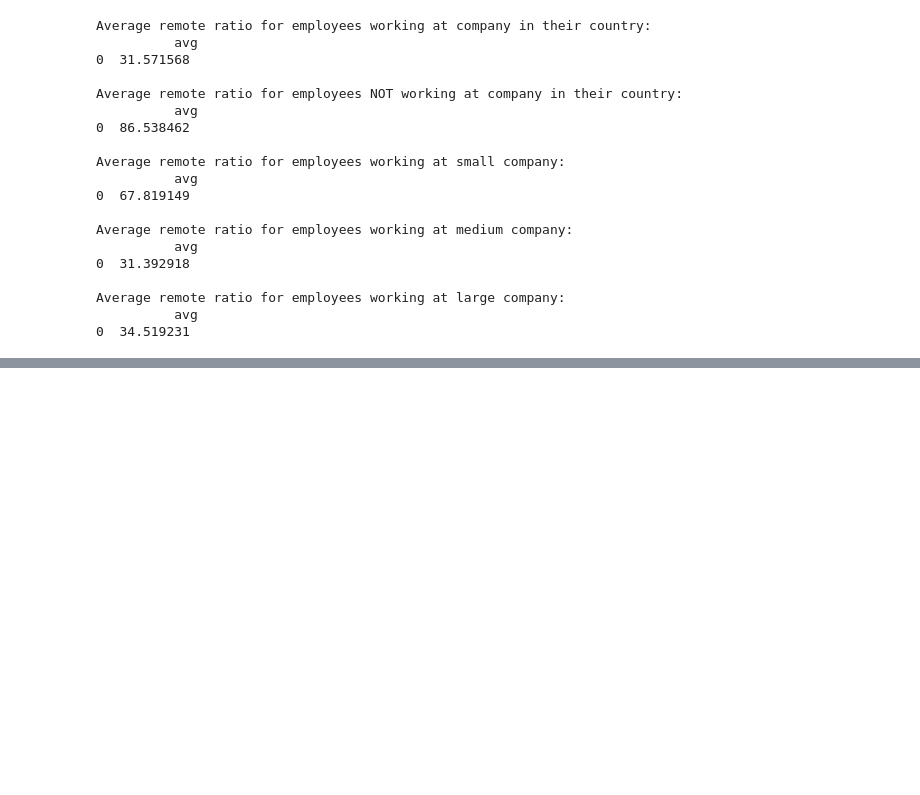
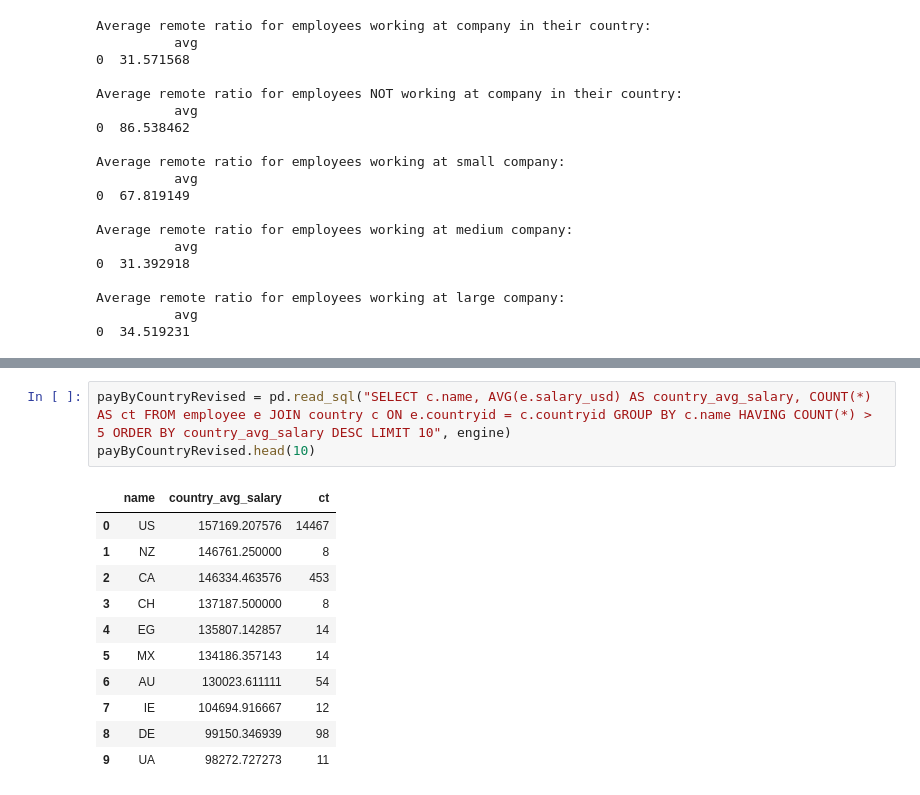
Before and after one commit to AdamYeisley/Group6, a Jupyter notebook: data_analysis.ipynb, the cells around one changed output, grey strips where cells are left out. Drawn from its saved outputs; the diff is of its cells as text; blank space fills up the shorter version.

```diff
--- a/data_analysis.ipynb
+++ b/data_analysis.ipynb
@@ -97,0 +121,15 @@ Average salary by job:
+# %%
+payByCountryRevised = pd.read_sql("SELECT c.name, AVG(e.salary_usd) AS country_avg_salary, COUNT(*) AS ct FROM employee e JOIN country c ON e.countryid = c.countryid GROUP BY c.name HAVING COUNT(*) > 5 ORDER BY country_avg_salary DESC LIMIT 10", engine)
+payByCountryRevised.head(10)
+# %% [output]
+|  | name | country_avg_salary | ct |
+| 0 | US | 157169.207576 | 14467 |
+| 1 | NZ | 146761.250000 | 8 |
+| 2 | CA | 146334.463576 | 453 |
+| 3 | CH | 137187.500000 | 8 |
+| 4 | EG | 135807.142857 | 14 |
+| 5 | MX | 134186.357143 | 14 |
+| 6 | AU | 130023.611111 | 54 |
+| 7 | IE | 104694.916667 | 12 |
+| 8 | DE | 99150.346939 | 98 |
+| 9 | UA | 98272.727273 | 11 |
```
Also changed, not shown: parts of 8 cells of this notebook.
